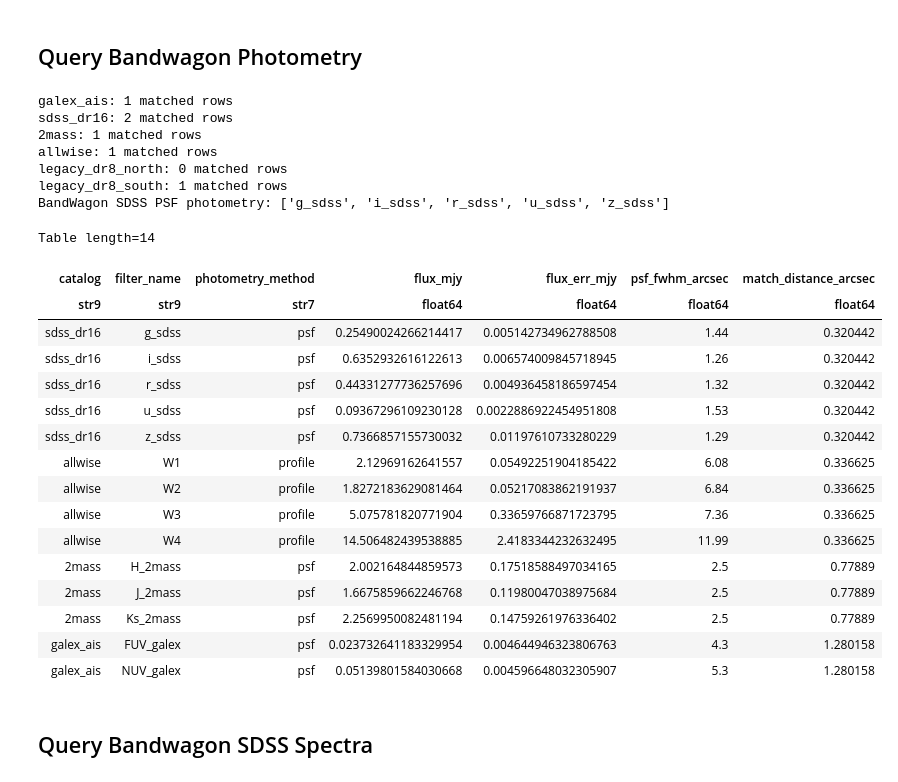
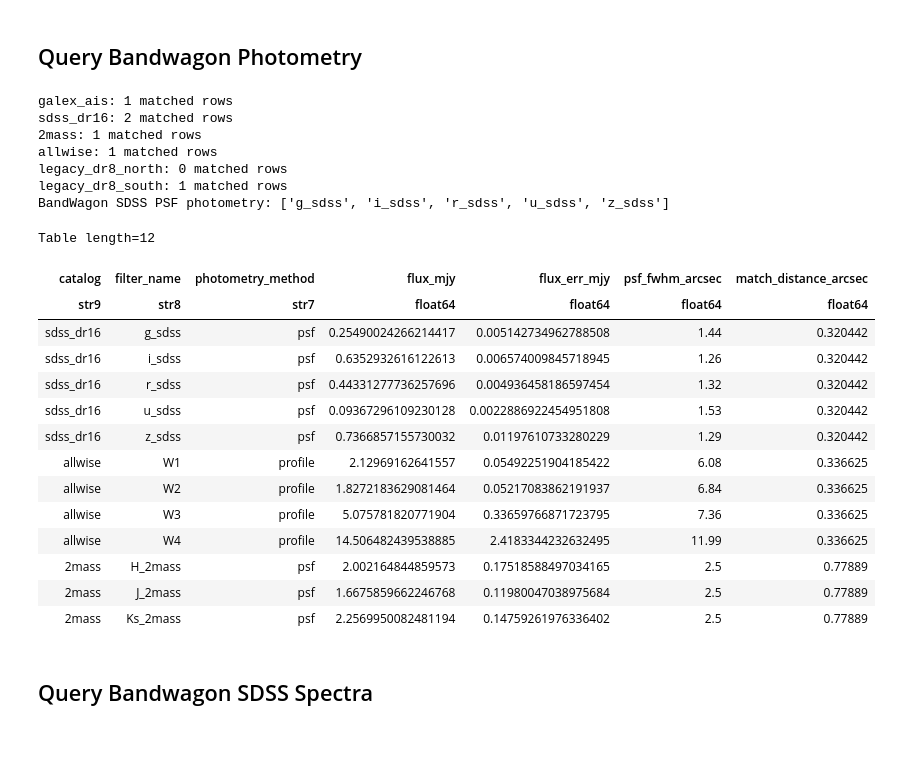
Before and after one commit to burke86/grahspj, a Jupyter notebook: notebooks/06_bandwagon_joint_sed_spectra.ipynb, the cells around one changed output. Cells and saved outputs as stored; diff of their text form; code cells hidden in the pictures; blank space fills up the shorter version.

```diff
--- a/notebooks/06_bandwagon_joint_sed_spectra.ipynb
+++ b/notebooks/06_bandwagon_joint_sed_spectra.ipynb
@@ -81,7 +81,14 @@ OBJECT_NAME = "SDSSJ121607.37-021418.0"
 # %% [markdown]
 ## Query Bandwagon Photometry
 # %%
-matches = xmatch_catalogs(coord, source_id=[OBJECT_NAME], cache=False)
+# CDS XMatch does not currently expose the newer GR6+7 GALEX table, so this
+# notebook explicitly uses the older GR5 AIS catalog while BandWagon keeps
+# II/335/galex_ais as its default. The output key remains galex_ais so the
+# standard photometry conversion continues to recognize the result.
+xmatch_catalogs_override = {**DEFAULT_CATALOGS, "galex_ais": "galex_ais_gr5"}
+matches = xmatch_catalogs(
+    coord, catalogs=xmatch_catalogs_override, source_id=[OBJECT_NAME], cache=False
+)
 for name, table in matches.items():
     print(f"{name}: {len(table)} matched rows")
 
@@ -111,35 +118,35 @@ if "photometry_method" not in phot.colnames:
 sdss_filters = {f"{band}_sdss" for band in "ugriz"}
 found_sdss = sorted(sdss_filters & {str(name) for name in phot["filter_name"]})
 missing_sdss = sorted(sdss_filters - set(found_sdss))
 if missing_sdss:
     raise RuntimeError(
         "BandWagon returned an SDSS match, but the long-form photometry table is missing "
         f"these SDSS PSF bands: {missing_sdss}. Available filters: "
         f"{[str(name) for name in phot['filter_name']]}"
     )
 
 sdss_methods = {
     str(row["filter_name"]): str(row["photometry_method"])
     for row in phot
     if str(row["filter_name"]) in sdss_filters
 }
 if any(method != "psf" for method in sdss_methods.values()):
     raise RuntimeError(f"SDSS photometry must be PSF-only, got methods: {sdss_methods}")
 
 print("BandWagon SDSS PSF photometry:", found_sdss)
 phot.sort("match_distance_arcsec")
 phot["catalog", "filter_name", "photometry_method", "flux_mjy", "flux_err_mjy", "psf_fwhm_arcsec", "match_distance_arcsec"]
 # %% [output]
 galex_ais: 1 matched rows
 sdss_dr16: 2 matched rows
 2mass: 1 matched rows
 allwise: 1 matched rows
 legacy_dr8_north: 0 matched rows
 legacy_dr8_south: 1 matched rows
 BandWagon SDSS PSF photometry: ['g_sdss', 'i_sdss', 'r_sdss', 'u_sdss', 'z_sdss']
-Table length=14
+Table length=12
 | catalog | filter_name | photometry_method | flux_mjy | flux_err_mjy | psf_fwhm_arcsec | match_distance_arcsec |
-| str9 | str9 | str7 | float64 | float64 | float64 | float64 |
+| str9 | str8 | str7 | float64 | float64 | float64 | float64 |
 | sdss_dr16 | g_sdss | psf | 0.25490024266214417 | 0.005142734962788508 | 1.44 | 0.320442 |
 | sdss_dr16 | i_sdss | psf | 0.6352932616122613 | 0.006574009845718945 | 1.26 | 0.320442 |
 | sdss_dr16 | r_sdss | psf | 0.44331277736257696 | 0.004936458186597454 | 1.32 | 0.320442 |
@@ -152,8 +159,6 @@ Table length=14
 | 2mass | H_2mass | psf | 2.002164844859573 | 0.17518588497034165 | 2.5 | 0.77889 |
 | 2mass | J_2mass | psf | 1.6675859662246768 | 0.11980047038975684 | 2.5 | 0.77889 |
 | 2mass | Ks_2mass | psf | 2.2569950082481194 | 0.14759261976336402 | 2.5 | 0.77889 |
-| galex_ais | FUV_galex | psf | 0.023732641183329954 | 0.004644946323806763 | 4.3 | 1.280158 |
-| galex_ais | NUV_galex | psf | 0.05139801584030668 | 0.004596648032305907 | 5.3 | 1.280158 |
 # %% [markdown]
 ## Query Bandwagon SDSS Spectra
 # %%
```
Also changed, not shown: parts of 8 cells of this notebook, 13 other files.
